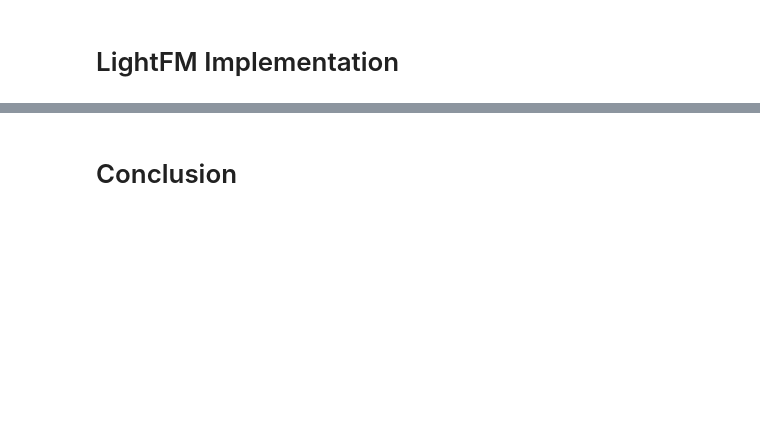
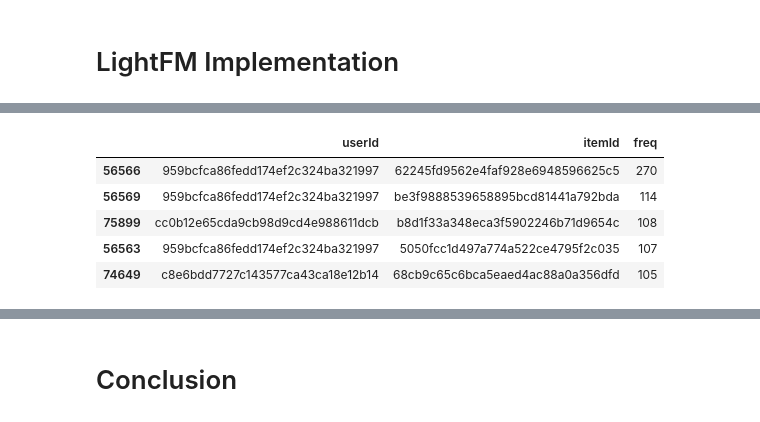
Before and after one commit to efe-v2/case-study, a Jupyter notebook: recommendation-system-final.ipynb, the cells around one changed output, grey strips where cells are left out. Cells and saved outputs as stored; diff of their text form; code cells hidden in the pictures; blank space fills up the shorter version.

```diff
--- a/recommendation-system-final.ipynb
+++ b/recommendation-system-final.ipynb
@@ -1093,3 +1078,28 @@ But for our case, for the entries which has ItemId but not price value, assignin
+# %%
+import ast
+
+
+def convert_itemId_to_list(item):
+    if isinstance(item, str):
+        try:
+            # Eğer item bir liste olarak parse edilebiliyorsa parse et
+            return ast.literal_eval(item)
+        except:
+            # Değilse, item string olarak kalır
+            return item
+    return item
+
+df.loc[:, 'itemId'] = df['itemId'].apply(convert_itemId_to_list)
+# %%
+def explode_items(df):
+    df_exploded = df[df['pageType'] == 'cart'].explode('itemId')
+    df_non_cart = df[df['pageType'] != 'cart']
+    df_combined = pd.concat([df_exploded, df_non_cart], ignore_index=True)
+    df_combined['itemId'] = df_combined['itemId'].astype(str)
+    return df_combined
+
+# Yeni DataFrame
+df = explode_items(df)
 # %% [markdown]
 # Model Training
 
@@ -1264,0 +1190,2 @@ train_interactions, _ = dataset.build_interactions(
+# %%
+df =df.groupby('itemId').filter(lambda x: len(x)>=50)
@@ -1264,0 +1194,11 @@ train_interactions, _ = dataset.build_interactions(
+# %%
+# the frequency of interactions between users and items
+df_freq = df.groupby(['userId', 'itemId']).agg('size').reset_index().rename(columns={0:'freq'})[['userId', 'itemId', 'freq']].sort_values(['freq'], ascending=False)
+df_freq.head()
+# %% [output]
+|  | userId | itemId | freq |
+| 56566 | 959bcfca86fedd174ef2c324ba321997 | 62245fd9562e4faf928e6948596625c5 | 270 |
+| 56569 | 959bcfca86fedd174ef2c324ba321997 | be3f9888539658895bcd81441a792bda | 114 |
+| 75899 | cc0b12e65cda9cb98d9cd4e988611dcb | b8d1f33a348eca3f5902246b71d9654c | 108 |
+| 56563 | 959bcfca86fedd174ef2c324ba321997 | 5050fcc1d497a774a522ce4795f2c035 | 107 |
+| 74649 | c8e6bdd7727c143577ca43ca18e12b14 | 68cb9c65c6bca5eaed4ac88a0a356dfd | 105 |
```
Also changed, not shown: parts of 63 cells of this notebook, 23 other files.
